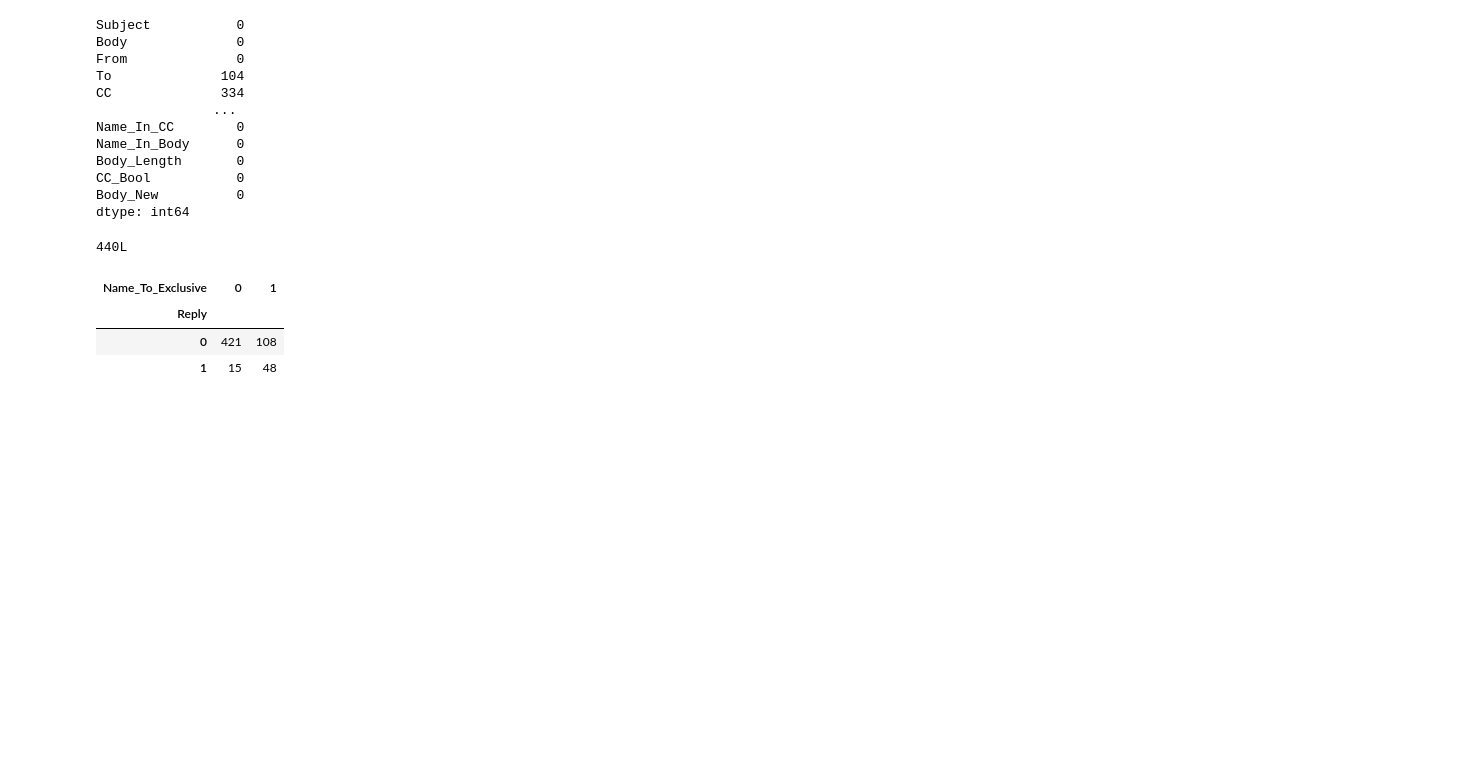
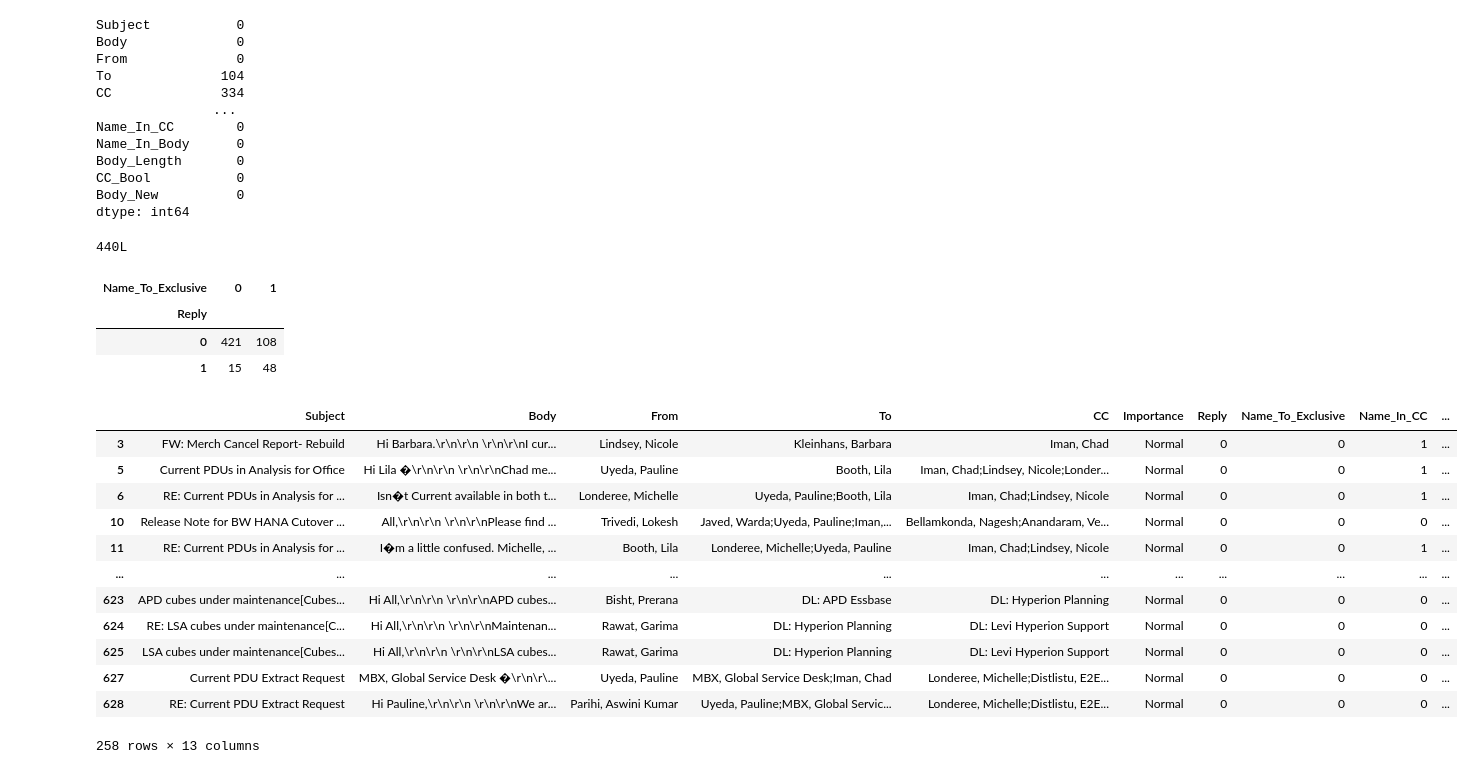
Before and after one commit to ChadIman/DS-SF-30, a Jupyter notebook: Unit-Project-2_ChadIman.ipynb, the cells around one changed output. Drawn from its saved outputs; the diff is of its cells as text; code cells hidden in the pictures; blank space fills up the shorter version.

```diff
--- a/Unit-Project-2_ChadIman.ipynb
+++ b/Unit-Project-2_ChadIman.ipynb
@@ -214,0 +217,16 @@ pd.crosstab(df2.Reply, df2.Name_To_Exclusive, dropna = False)
+# %%
+df3
+# %% [output]
+|  | Subject | Body | From | To | CC | Importance | Reply | Name_To_Exclusive | Name_In_CC | ... |
+| 3 | FW: Merch Cancel Report- Rebuild | Hi Barbara.\r\n\r\n \r\n\r\nI cur... | Lindsey, Nicole | Kleinhans, Barbara | Iman, Chad | Normal | 0 | 0 | 1 | ... |
+| 5 | Current PDUs in Analysis for Office | Hi Lila �\r\n\r\n \r\n\r\nChad me... | Uyeda, Pauline | Booth, Lila | Iman, Chad;Lindsey, Nicole;Londer... | Normal | 0 | 0 | 1 | ... |
+| 6 | RE: Current PDUs in Analysis for ... | Isn�t Current available in both t... | Londeree, Michelle | Uyeda, Pauline;Booth, Lila | Iman, Chad;Lindsey, Nicole | Normal | 0 | 0 | 1 | ... |
+| 10 | Release Note for BW HANA Cutover ... | All,\r\n\r\n \r\n\r\nPlease find ... | Trivedi, Lokesh | Javed, Warda;Uyeda, Pauline;Iman,... | Bellamkonda, Nagesh;Anandaram, Ve... | Normal | 0 | 0 | 0 | ... |
+| 11 | RE: Current PDUs in Analysis for ... | I�m a little confused. Michelle, ... | Booth, Lila | Londeree, Michelle;Uyeda, Pauline | Iman, Chad;Lindsey, Nicole | Normal | 0 | 0 | 1 | ... |
+| ... | ... | ... | ... | ... | ... | ... | ... | ... | ... | ... |
+| 623 | APD cubes under maintenance[Cubes... | Hi All,\r\n\r\n \r\n\r\nAPD cubes... | Bisht, Prerana | DL: APD Essbase | DL: Hyperion Planning | Normal | 0 | 0 | 0 | ... |
+| 624 | RE: LSA cubes under maintenance[C... | Hi All,\r\n\r\n \r\n\r\nMaintenan... | Rawat, Garima | DL: Hyperion Planning | DL: Levi Hyperion Support | Normal | 0 | 0 | 0 | ... |
+| 625 | LSA cubes under maintenance[Cubes... | Hi All,\r\n\r\n \r\n\r\nLSA cubes... | Rawat, Garima | DL: Hyperion Planning | DL: Levi Hyperion Support | Normal | 0 | 0 | 0 | ... |
+| 627 | Current PDU Extract Request | MBX, Global Service Desk �\r\n\r\... | Uyeda, Pauline | MBX, Global Service Desk;Iman, Chad | Londeree, Michelle;Distlistu, E2E... | Normal | 0 | 0 | 0 | ... |
+| 628 | RE: Current PDU Extract Request | Hi Pauline,\r\n\r\n \r\n\r\nWe ar... | Parihi, Aswini Kumar | Uyeda, Pauline;MBX, Global Servic... | Londeree, Michelle;Distlistu, E2E... | Normal | 0 | 0 | 0 | ... |
+258 rows × 13 columns
```
Also changed, not shown: parts of 5 cells of this notebook.
